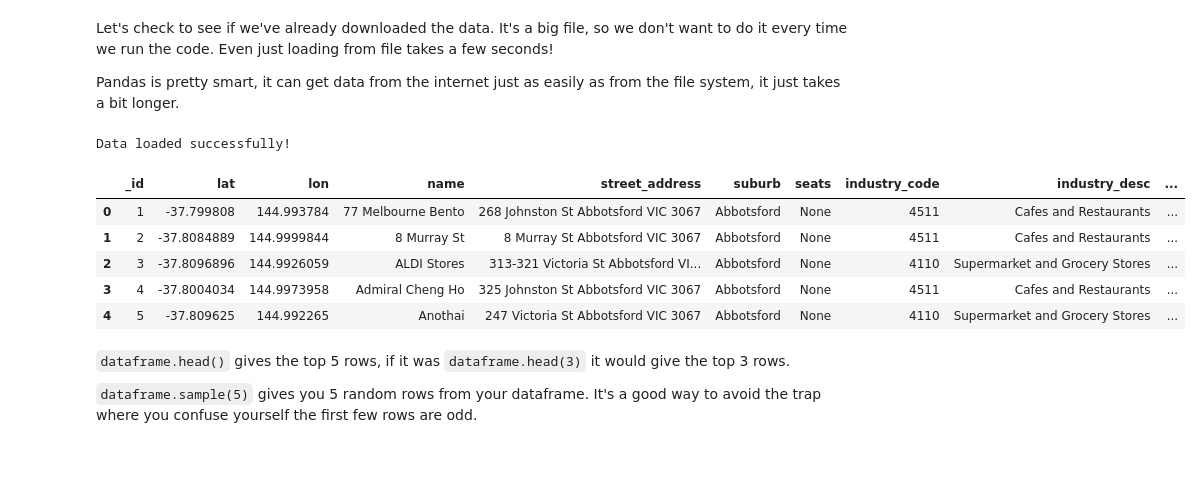
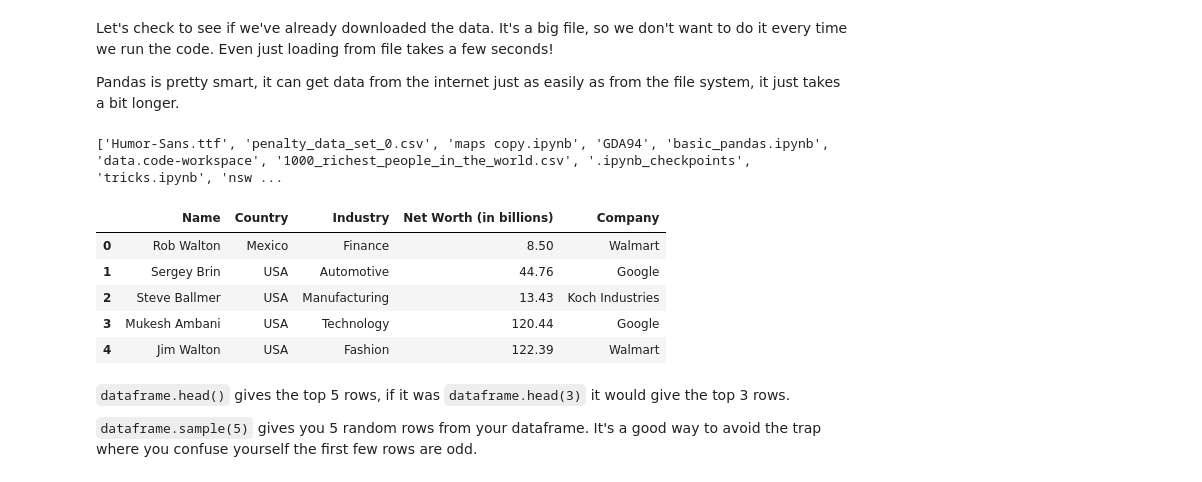
Before and after one commit to YUHA0JIANG/data, a Jupyter notebook: data_introduction/basic_pandas.ipynb, the cells around one changed output. Cells and saved outputs as stored; diff of their text form; code cells hidden in the pictures.

```diff
--- a/data_introduction/basic_pandas.ipynb
+++ b/data_introduction/basic_pandas.ipynb
@@ -29,34 +27,21 @@ saved_style_state = matplotlib.rcParams.copy()  # give us a style state to go ba
 Let's check to see if we've already downloaded the data. It's a big file, so we don't want to do it every time we run the code. Even just loading from file takes a few seconds!
 
 Pandas is pretty smart, it can get data from the internet just as easily as from the file system, it just takes a bit longer.
-# %%
-url = "https://data.gov.au/data/api/3/action/datastore_search?resource_id=34cc8790-7835-41a7-b8c3-c5ef0f64c981&limit=1000"
-
-
-response = requests.get(url, verify=False)
-
-if response.status_code == 200:
-
-    data_json = response.json()
-    records = data_json['result']['records']
-    penalty_data = pd.DataFrame.from_records(records)
-    penalty_data.to_csv('yarra_food_establishments.csv', index=False)
-
-    print("Data loaded successfully!")
-else:
-    print(f"无法下载数据，状态码: {response.status_code}")
-    penalty_data = pd.DataFrame()
-# %% [output]
-Data loaded successfully!
+# %%
+print(os.listdir('.'))
+file_path = '1000_richest_people_in_the_world.csv'
+data = pd.read_csv(file_path)
+# %% [output]
+['Humor-Sans.ttf', 'penalty_data_set_0.csv', 'maps copy.ipynb', 'GDA94', 'basic_pandas.ipynb', 'data.code-workspace', '1000_richest_people_in_the_world.csv', '.ipynb_checkpoints', 'tricks.ipynb', 'nsw ...
 # %%
-penalty_data.head()
+data.head()
 # %% [output]
-|  | _id | lat | lon | name | street_address | suburb | seats | industry_code | industry_desc | ... |
-| 0 | 1 | -37.799808 | 144.993784 | 77 Melbourne Bento | 268 Johnston St Abbotsford VIC 3067 | Abbotsford | None | 4511 | Cafes and Restaurants | ... |
-| 1 | 2 | -37.8084889 | 144.9999844 | 8 Murray St | 8 Murray St Abbotsford VIC 3067 | Abbotsford | None | 4511 | Cafes and Restaurants | ... |
-| 2 | 3 | -37.8096896 | 144.9926059 | ALDI Stores | 313-321 Victoria St Abbotsford VI... | Abbotsford | None | 4110 | Supermarket and Grocery Stores | ... |
-| 3 | 4 | -37.8004034 | 144.9973958 | Admiral Cheng Ho | 325 Johnston St Abbotsford VIC 3067 | Abbotsford | None | 4511 | Cafes and Restaurants | ... |
-| 4 | 5 | -37.809625 | 144.992265 | Anothai | 247 Victoria St Abbotsford VIC 3067 | Abbotsford | None | 4110 | Supermarket and Grocery Stores | ... |
+|  | Name | Country | Industry | Net Worth (in billions) | Company |
+| 0 | Rob Walton | Mexico | Finance | 8.50 | Walmart |
+| 1 | Sergey Brin | USA | Automotive | 44.76 | Google |
+| 2 | Steve Ballmer | USA | Manufacturing | 13.43 | Koch Industries |
+| 3 | Mukesh Ambani | USA | Technology | 120.44 | Google |
+| 4 | Jim Walton | USA | Fashion | 122.39 | Walmart |
 # %% [markdown]
 `dataframe.head()` gives the top 5 rows, if it was `dataframe.head(3)` it would give the top 3 rows.
 
```
Also changed, not shown: parts of 18 cells of this notebook, 12 other files.
